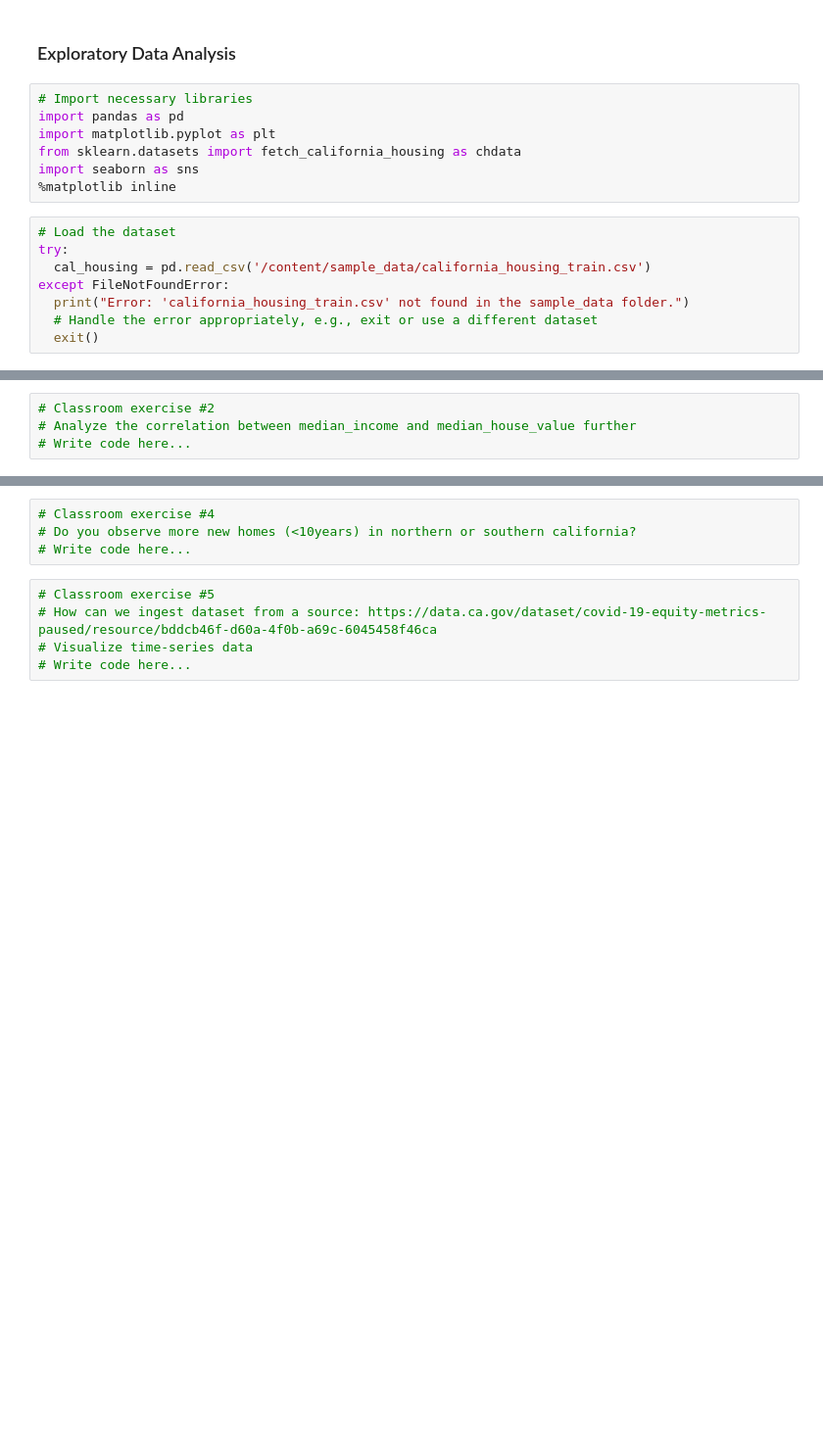
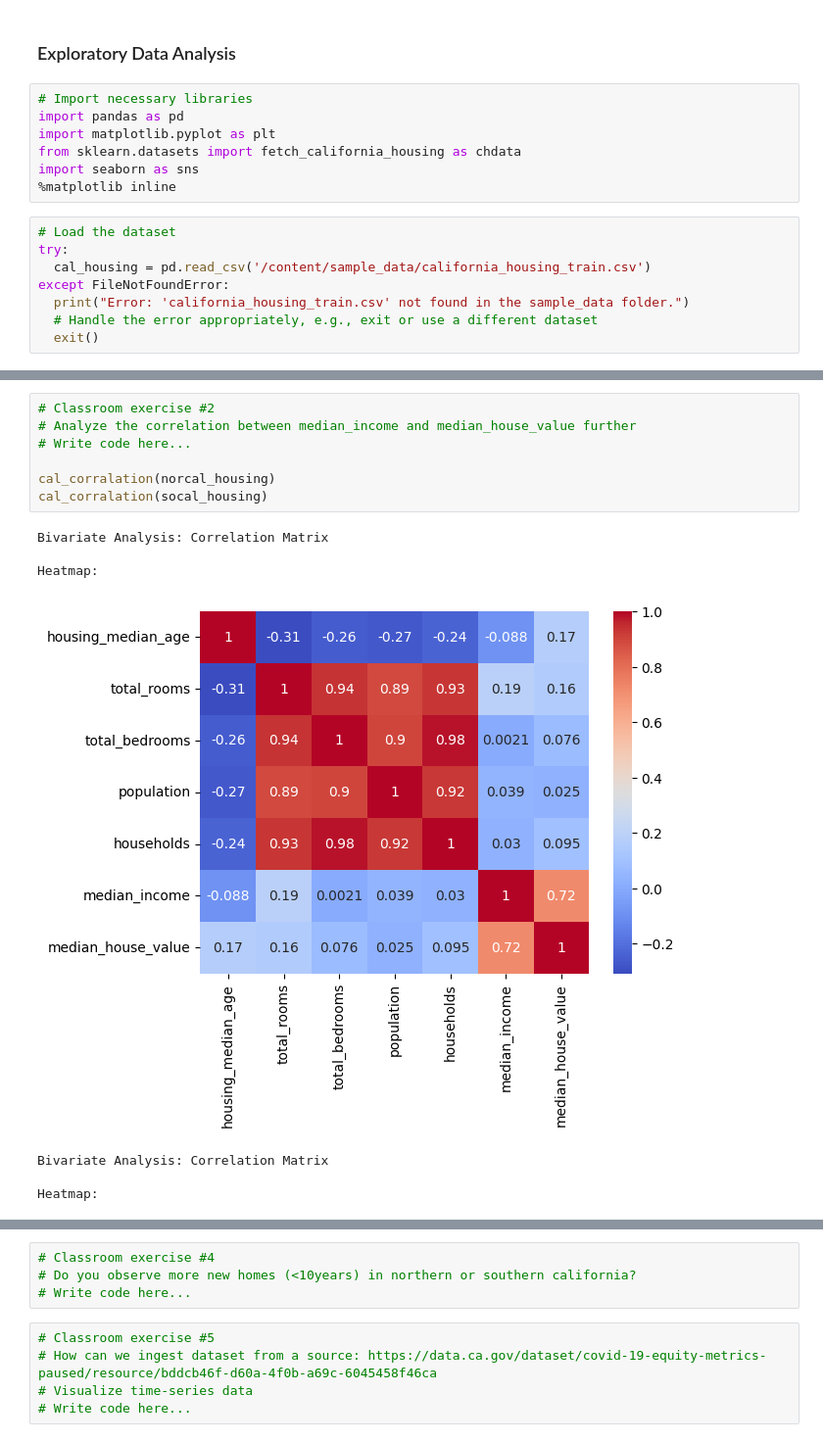
Before and after one commit to yash2005-cpu/KSS-Machine-Learning-2025, a Jupyter notebook: DataScience_Intro.ipynb, the cells around one changed output, grey strips where cells are left out. Shown at 98% size. Cells and saved outputs as stored; diff of their text form; blank space fills up the shorter version.

```diff
--- a/DataScience_Intro.ipynb
+++ b/DataScience_Intro.ipynb
@@ -111,4 +189,15 @@ Context for next question:
 # %%
 # Classroom exercise #2
 # Analyze the correlation between median_income and median_house_value further
 # Write code here...
+
+cal_corralation(norcal_housing)
+cal_corralation(socal_housing)
+# %% [output]
+Bivariate Analysis: Correlation Matrix
+
+Heatmap:
+[figure, added]
+Bivariate Analysis: Correlation Matrix
+
+Heatmap:
```
Also changed, not shown: parts of 11 cells of this notebook.
